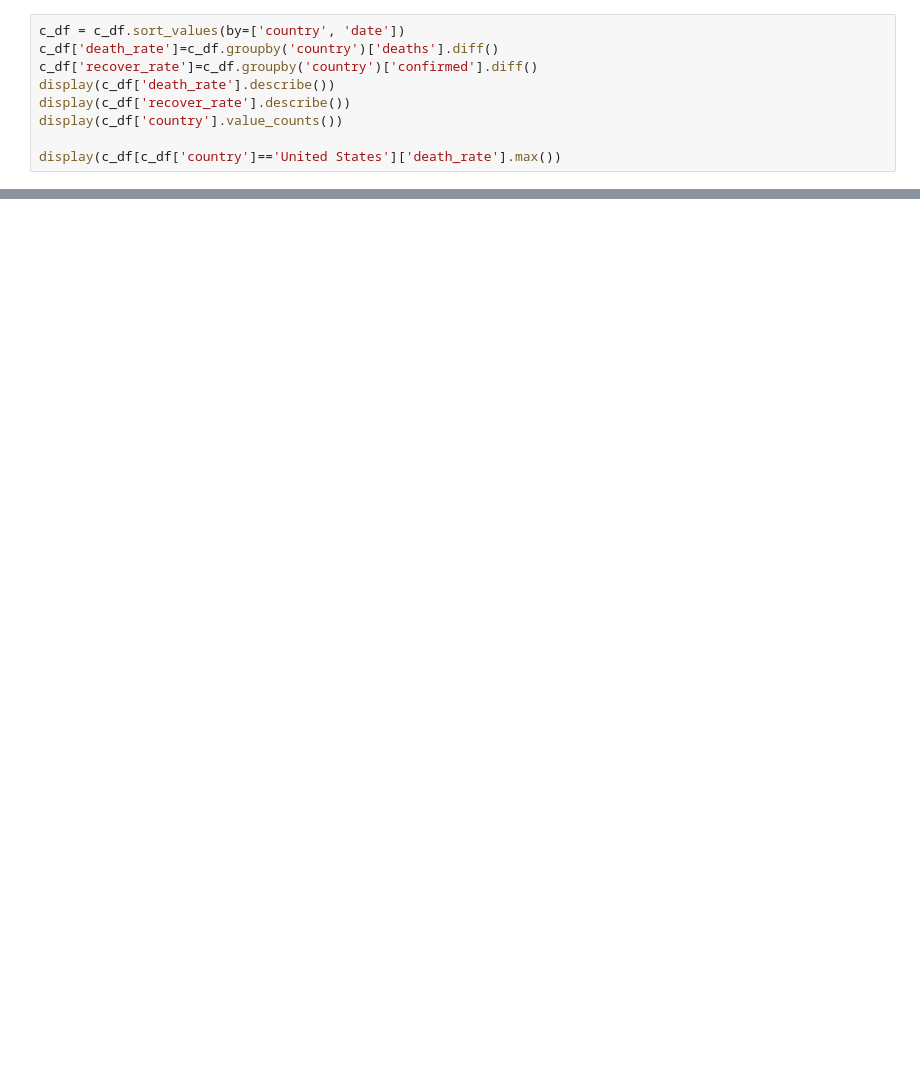
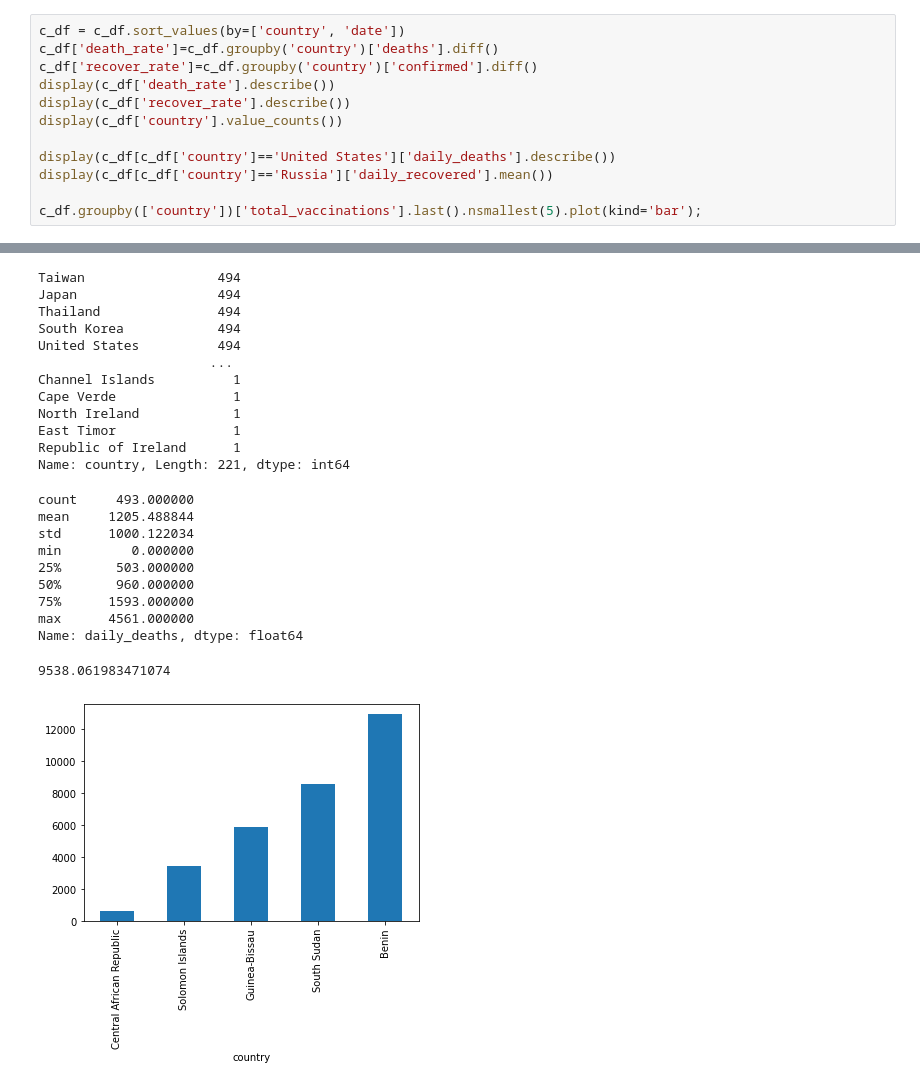
Before and after one commit to madskillskill/sf_data_science, a Jupyter notebook: PYTHON-13/PYTHON-13.ipynb, the cells around one changed output, grey strips where cells are left out. Cells and saved outputs as stored; diff of their text form; blank space fills up the shorter version.

```diff
--- a/PYTHON-13/PYTHON-13.ipynb
+++ b/PYTHON-13/PYTHON-13.ipynb
@@ -48,4 +101,8 @@ display(c_df['death_rate'].describe())
 display(c_df['recover_rate'].describe())
 display(c_df['country'].value_counts())
 
-display(c_df[c_df['country']=='United States']['death_rate'].max())
+display(c_df[c_df['country']=='United States']['daily_deaths'].describe())
+display(c_df[c_df['country']=='Russia']['daily_recovered'].mean())
+
+c_df.groupby(['country'])['total_vaccinations'].last().nsmallest(5).plot(kind='bar');
+# %% [output]
@@ -51,0 +127,23 @@ display(c_df[c_df['country']=='United States']['death_rate'].max())
+Taiwan                 494
+Japan                  494
+Thailand               494
+South Korea            494
+United States          494
+                      ...
+Channel Islands          1
+Cape Verde               1
+North Ireland            1
+East Timor               1
+Republic of Ireland      1
+Name: country, Length: 221, dtype: int64
+count     493.000000
+mean     1205.488844
+std      1000.122034
+min         0.000000
+25%       503.000000
+50%       960.000000
+75%      1593.000000
+max      4561.000000
+Name: daily_deaths, dtype: float64
+9538.061983471074
+[figure, added]
```
Also changed, not shown: parts of 2 cells of this notebook, 1 other file.
